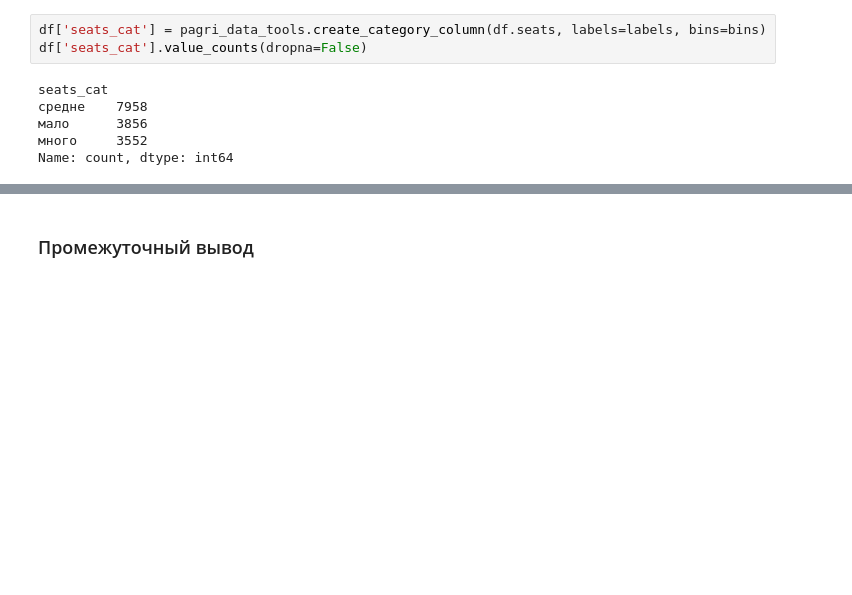
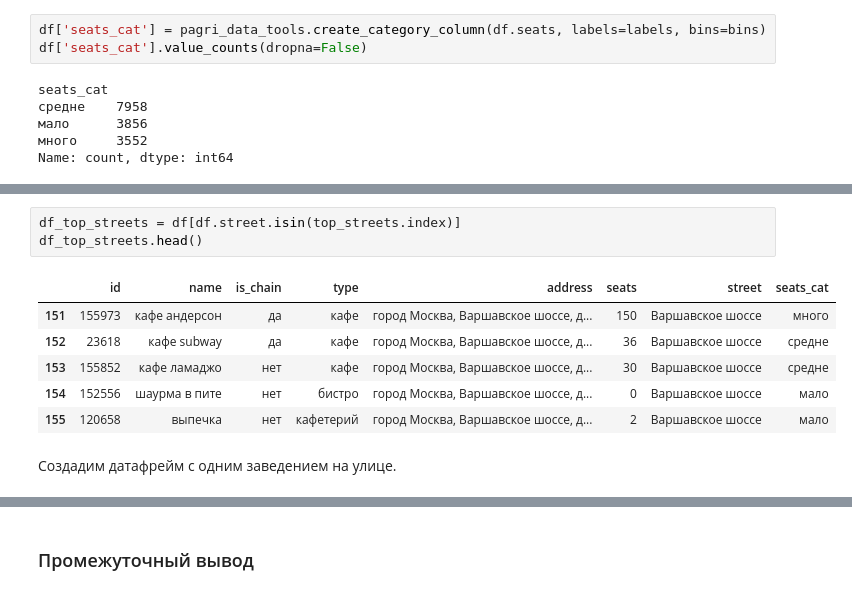
Before and after one commit to PAGriAnalytics/pagri-projects, a Jupyter notebook: quarto/projects/research_of_food_service_industry/research_of_food_service_industry.ipynb, the cells around one changed output, grey strips where cells are left out. Saved outputs shown, nothing was run; the diff lists cells and outputs as text; blank space fills up the shorter version.

```diff
--- a/quarto/projects/research_of_food_service_industry/research_of_food_service_industry.ipynb
+++ b/quarto/projects/research_of_food_service_industry/research_of_food_service_industry.ipynb
@@ -585,0 +601,12 @@ NameError: name 'df_internet' is not defined
+# %%
+df_top_streets = df[df.street.isin(top_streets.index)]
+df_top_streets.head()
+# %% [output]
+|  | id | name | is_chain | type | address | seats | street | seats_cat |
+| 151 | 155973 | кафе андерсон | да | кафе | город Москва, Варшавское шоссе, д... | 150 | Варшавское шоссе | много |
+| 152 | 23618 | кафе subway | да | кафе | город Москва, Варшавское шоссе, д... | 36 | Варшавское шоссе | средне |
+| 153 | 155852 | кафе ламаджо | нет | кафе | город Москва, Варшавское шоссе, д... | 30 | Варшавское шоссе | средне |
+| 154 | 152556 | шаурма в пите | нет | бистро | город Москва, Варшавское шоссе, д... | 0 | Варшавское шоссе | мало |
+| 155 | 120658 | выпечка | нет | кафетерий | город Москва, Варшавское шоссе, д... | 2 | Варшавское шоссе | мало |
+# %% [markdown]
+Создадим датафрейм с одним заведением на улице.
```
Also changed, not shown: parts of 30 cells of this notebook, 1 other file.
